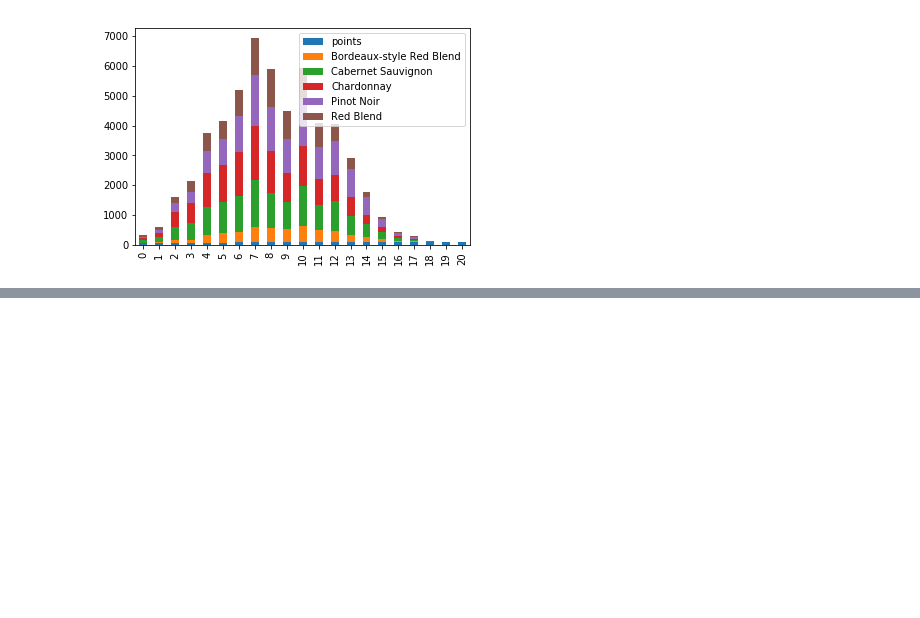
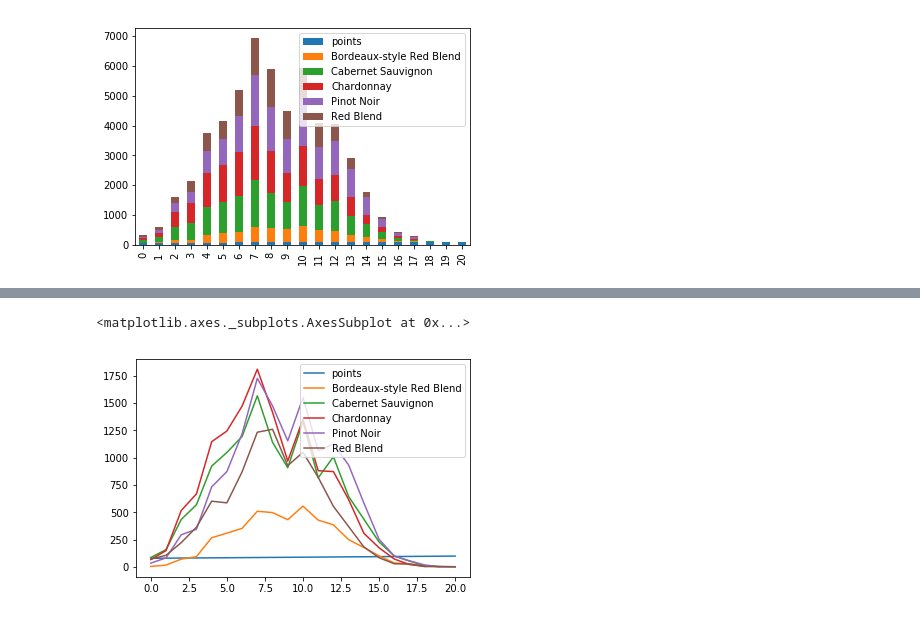
Before and after one commit to innovator-arjun/DataScience-Learning, a Jupyter notebook: Visualizations/winemag-Bivariate plotting.ipynb, the cells around one changed output, grey strips where cells are left out. Saved outputs shown, nothing was run; the diff lists cells and outputs as text; code cells hidden in the pictures; blank space fills up the shorter version.

```diff
--- a/Visualizations/winemag-Bivariate plotting.ipynb
+++ b/Visualizations/winemag-Bivariate plotting.ipynb
@@ -83,0 +89,5 @@ sample.plot.bar(stacked=True)
+# %%
+wine_counts.plot.line()
+# %% [output]
+<matplotlib.axes._subplots.AxesSubplot at 0x...>
+[figure, added]
```
Also changed, not shown: parts of 11 cells of this notebook, 1 other file.
